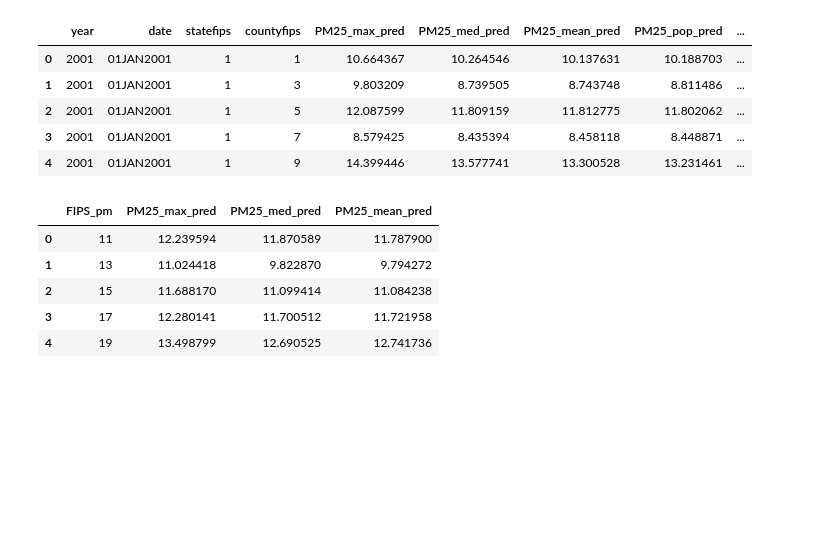
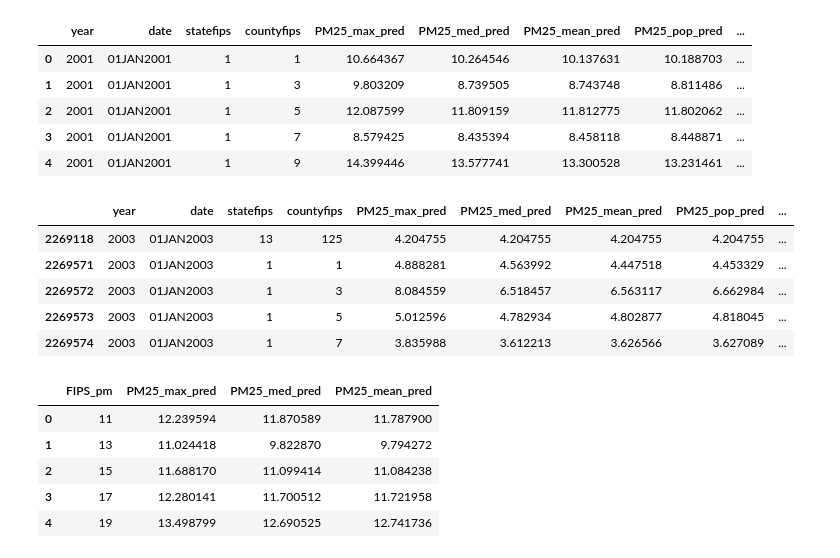
Before and after one commit to cbeckler/eco_cancer_incidence_rates, a Jupyter notebook: ETL.ipynb, the cells around one changed output. Drawn from its saved outputs; the diff is of its cells as text; code cells hidden in the pictures; blank space fills up the shorter version.

Commit message:
generate prediction 2003-2016 df

```diff
--- a/ETL.ipynb
+++ b/ETL.ipynb
@@ -129,6 +167,10 @@ oz_df.head()
 | 3 | 2001 | JAN | 1 | 1 | 7 | 30.349767 | 30.036093 | 29.931756 | 29.991733 |
 | 4 | 2001 | JAN | 1 | 1 | 9 | 26.472655 | 25.776595 | 25.857571 | 25.872472 |
 # %%
+# create prediction dataset
+
+pm_pred = pm_df.loc[(pm_df['year']>=2003)&(pm_df['PM25_med_pred']<=100)]
+
 # filter pollution data for years matching cancer data
 # it was found med_pred > 100 were outlier values
 pm_df = pm_df.loc[(pm_df['year']<=2014)&(pm_df['PM25_med_pred']<=100)]
@@ -153,6 +202,21 @@ pm_df.head()
 | 2 | 2001 | 01JAN2001 | 1 | 5 | 12.087599 | 11.809159 | 11.812775 | 11.802062 | ... |
 | 3 | 2001 | 01JAN2001 | 1 | 7 | 8.579425 | 8.435394 | 8.458118 | 8.448871 | ... |
 | 4 | 2001 | 01JAN2001 | 1 | 9 | 14.399446 | 13.577741 | 13.300528 | 13.231461 | ... |
+# %%
+# create state + county FIPS to match cancer data FIPS
+
+pm_pred['FIPS_pm'] = pm_pred['statefips'].astype(str) + pm_pred['countyfips'].astype(str)
+
+pm_pred['FIPS_pm'] = pm_pred['FIPS_pm'].astype(int)
+
+pm_pred.head()
+# %% [output]
+|  | year | date | statefips | countyfips | PM25_max_pred | PM25_med_pred | PM25_mean_pred | PM25_pop_pred | ... |
+| 2269118 | 2003 | 01JAN2003 | 13 | 125 | 4.204755 | 4.204755 | 4.204755 | 4.204755 | ... |
+| 2269571 | 2003 | 01JAN2003 | 1 | 1 | 4.888281 | 4.563992 | 4.447518 | 4.453329 | ... |
+| 2269572 | 2003 | 01JAN2003 | 1 | 3 | 8.084559 | 6.518457 | 6.563117 | 6.662984 | ... |
+| 2269573 | 2003 | 01JAN2003 | 1 | 5 | 5.012596 | 4.782934 | 4.802877 | 4.818045 | ... |
+| 2269574 | 2003 | 01JAN2003 | 1 | 7 | 3.835988 | 3.612213 | 3.626566 | 3.627089 | ... |
 # %%
 # aggregate pollution data by county
 
```
Also changed, not shown: parts of 26 cells of this notebook.
